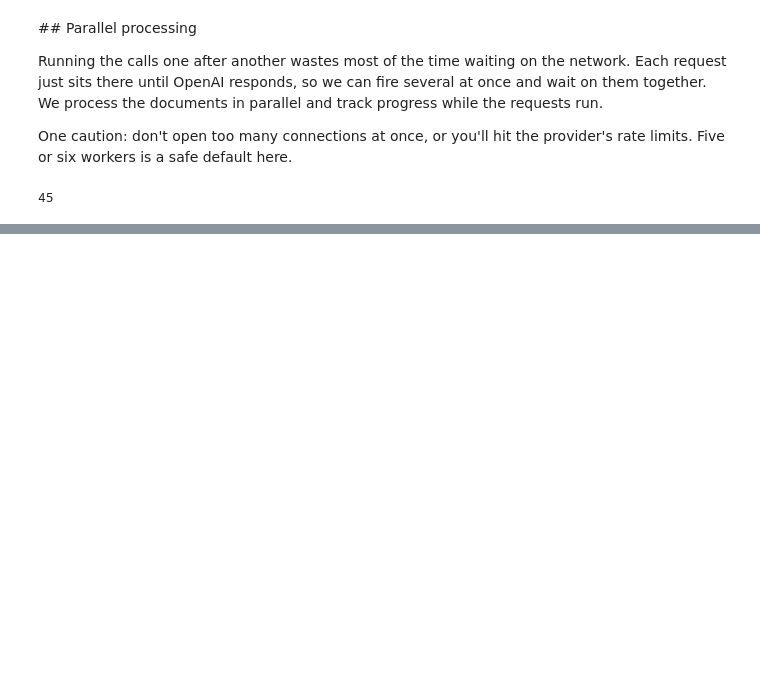
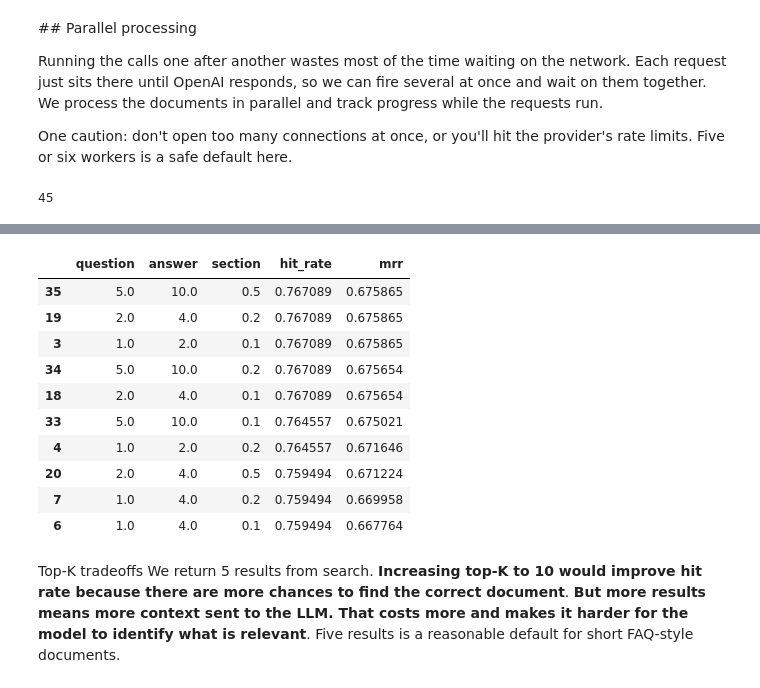
Before and after one commit to nicolas-hbt/llm-zoomcamp-2026, a Jupyter notebook: 04-orchestration/notebook.ipynb, the cells around one changed output, grey strips where cells are left out. Cells and saved outputs as stored; diff of their text form; code cells hidden in the pictures; blank space fills up the shorter version.

```diff
--- a/04-orchestration/notebook.ipynb
+++ b/04-orchestration/notebook.ipynb
@@ -257,0 +520,41 @@ df_ground_truth.to_csv("ground_truth-new.csv", index=False)
+# %%
+def search_boosts(query, question_boost, answer_boost, section_boost):
+    boost_dict = {
+        "question": question_boost,
+        "section": section_boost,
+        "answer": answer_boost,
+    }
+
+    return index.search(
+        query,
+        num_results=5,
+        boost_dict=boost_dict,
+    )
+# %%
+results = []
+
+for question_boost in [1.0, 2.0, 5.0]:
+    for answer_boost in [1.0, 2.0, 4.0, 10.0]:
+        for section_boost in [0.1, 0.2, 0.5]:
+            print(
+                f"Evaluating question_boost={question_boost},"
+                f" answer_boost={answer_boost},"
+                f" section_boost={section_boost}..."
+            )
+            result = evaluate(
+                ground_truth,
+                lambda query, question_boost=question_boost, answer_boost=answer_boost, section_boost=section_boost: search_boosts(
+                    query,
+                    question_boost,
+                    answer_boost,
+                    section_boost
+                )
+            )
+
+            results.append({
+                "question": question_boost,
+                "answer": answer_boost,
+                "section": section_boost,
+                "hit_rate": result["hit_rate"],
+                "mrr": result["mrr"],
+            })
@@ -257,0 +575,15 @@ df_ground_truth.to_csv("ground_truth-new.csv", index=False)
+# %%
+df_results = pd.DataFrame(results)
+df_results.sort_values("mrr", ascending=False).head(10)
+# %% [output]
+|  | question | answer | section | hit_rate | mrr |
+| 35 | 5.0 | 10.0 | 0.5 | 0.767089 | 0.675865 |
+| 19 | 2.0 | 4.0 | 0.2 | 0.767089 | 0.675865 |
+| 3 | 1.0 | 2.0 | 0.1 | 0.767089 | 0.675865 |
+| 34 | 5.0 | 10.0 | 0.2 | 0.767089 | 0.675654 |
+| 18 | 2.0 | 4.0 | 0.1 | 0.767089 | 0.675654 |
+| 33 | 5.0 | 10.0 | 0.1 | 0.764557 | 0.675021 |
+| 4 | 1.0 | 2.0 | 0.2 | 0.764557 | 0.671646 |
+| 20 | 2.0 | 4.0 | 0.5 | 0.759494 | 0.671224 |
+| 7 | 1.0 | 4.0 | 0.2 | 0.759494 | 0.669958 |
+| 6 | 1.0 | 4.0 | 0.1 | 0.759494 | 0.667764 |
@@ -257,0 +603,3 @@ df_ground_truth.to_csv("ground_truth-new.csv", index=False)
+# %% [markdown]
+Top-K tradeoffs
+We return 5 results from search. **Increasing top-K to 10 would improve hit rate because there are more chances to find the correct document**. **But more results means more context sent to the LLM. That costs more and makes it harder for the model to identify what is relevant**. Five results is a reasonable default for short FAQ-style documents.
```
Also changed, not shown: parts of 89 cells of this notebook, 5 other files.
